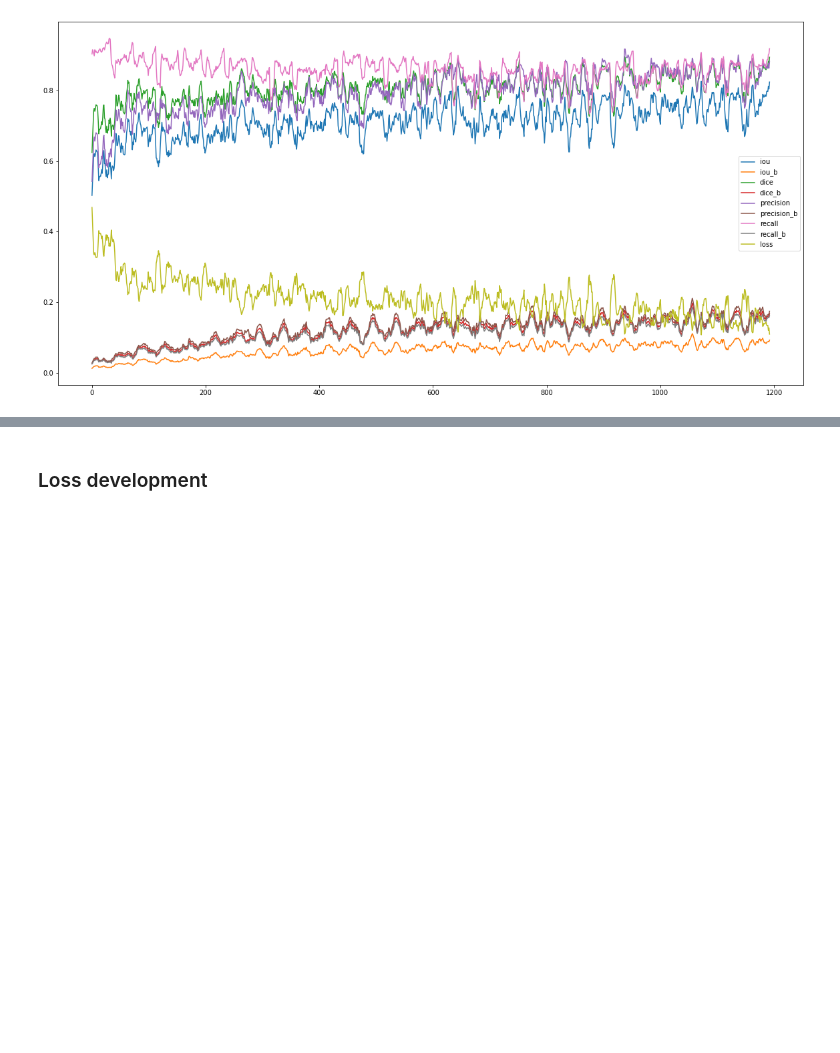
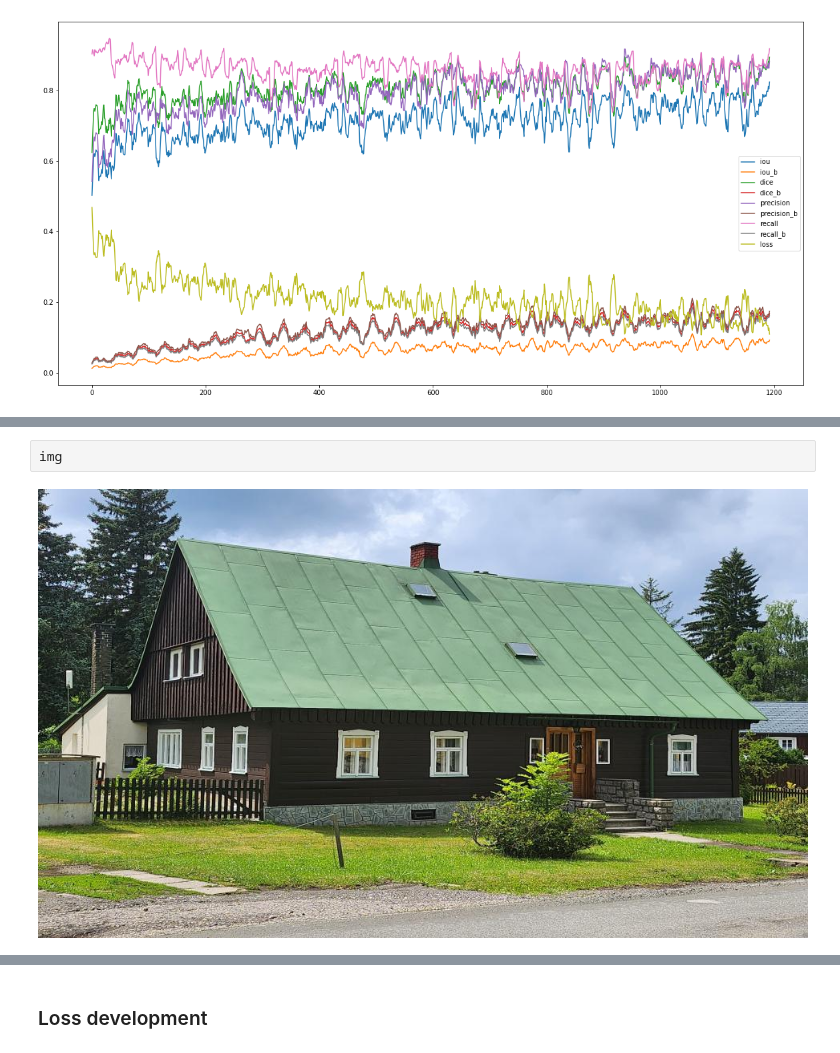
Before and after one commit to ondini/buildseg, a Jupyter notebook: dev.ipynb, the cells around one changed output, grey strips where cells are left out. Cells and saved outputs as stored; diff of their text form; blank space fills up the shorter version.

```diff
--- a/dev.ipynb
+++ b/dev.ipynb
@@ -84,3 +48,7 @@ plt.imshow((transformed_label[0]).detach().numpy())
+# %%
+img
+# %% [output]
+[figure, added]
 # %%
 I.shape
 # %% [output]
```
Also changed, not shown: parts of 29 cells of this notebook, 11 other files.
